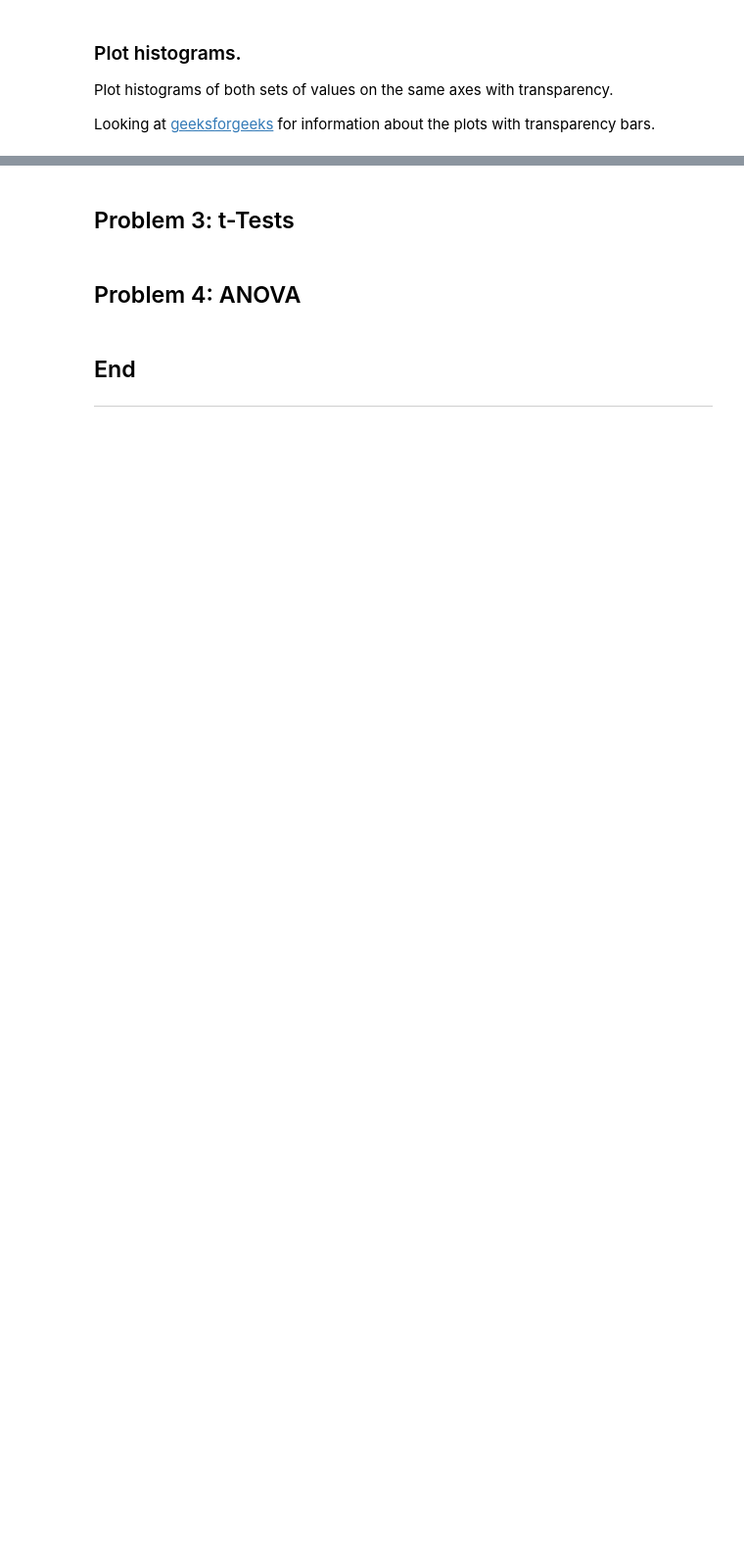
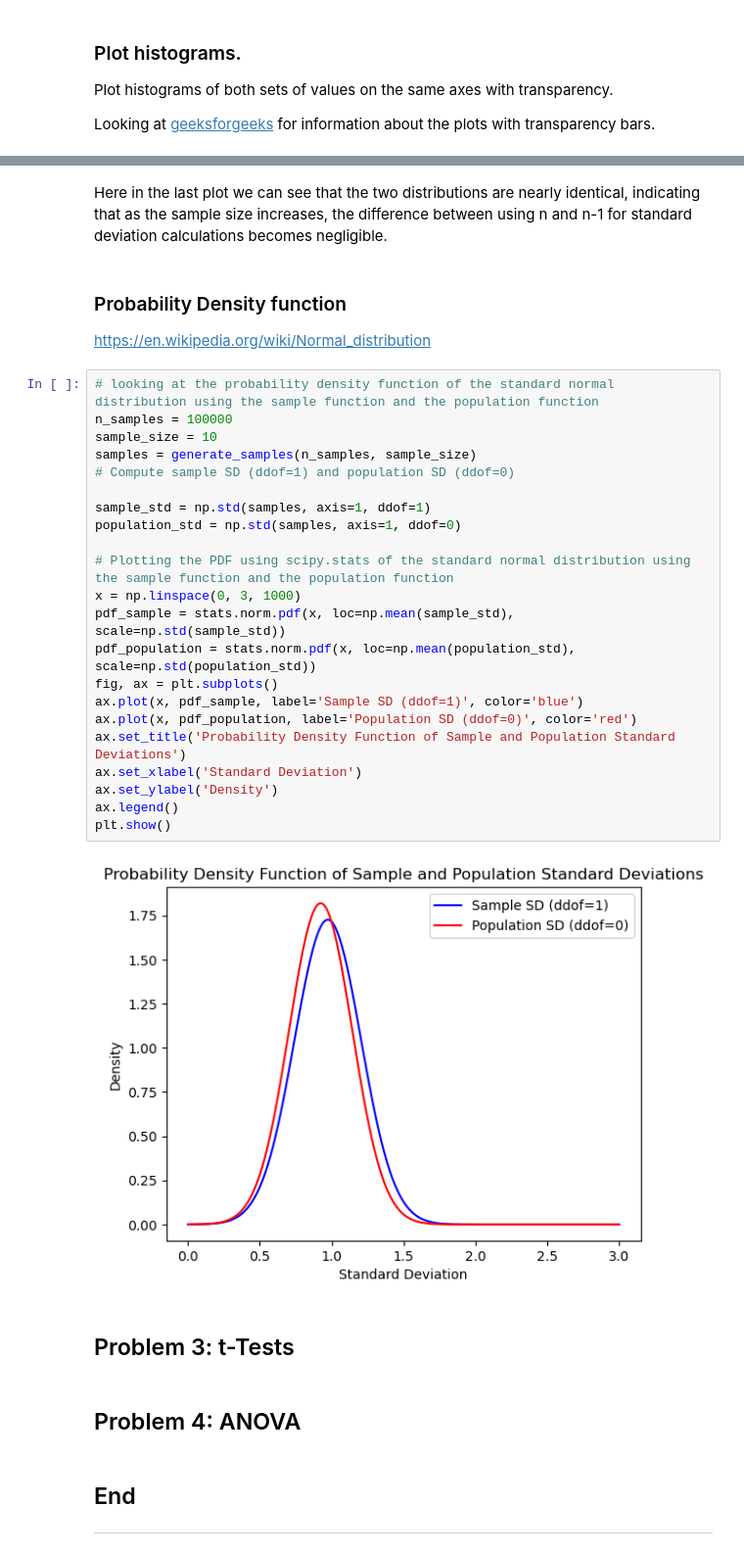
Before and after one commit to Jennyicano/applied-statistics, a Jupyter notebook: problems.ipynb, the cells around one changed output, grey strips where cells are left out. Shown at 98% size. Drawn from its saved outputs; the diff is of its cells as text; blank space fills up the shorter version.

```diff
--- a/problems.ipynb
+++ b/problems.ipynb
@@ -396,3 +475,33 @@ making some changes in in the notebook, as there is an error in github saying in
+# %% [markdown]
+Here in the last plot we can see that the two distributions are nearly identical, indicating that as the sample size increases, the difference between using n and n-1 for standard deviation calculations becomes negligible.
+# %% [markdown]
+### Probability Density function
+
+https://en.wikipedia.org/wiki/Normal_distribution
+# %%
+# looking at the probability density function of the standard normal distribution using the sample function and the population function
+n_samples = 100000
+sample_size = 10
+samples = generate_samples(n_samples, sample_size)
+# Compute sample SD (ddof=1) and population SD (ddof=0)
+
+sample_std = np.std(samples, axis=1, ddof=1)
+population_std = np.std(samples, axis=1, ddof=0)
+
+# Plotting the PDF using scipy.stats of the standard normal distribution using the sample function and the population function
+x = np.linspace(0, 3, 1000)
+pdf_sample = stats.norm.pdf(x, loc=np.mean(sample_std), scale=np.std(sample_std))
+pdf_population = stats.norm.pdf(x, loc=np.mean(population_std), scale=np.std(population_std))
+fig, ax = plt.subplots()
+ax.plot(x, pdf_sample, label='Sample SD (ddof=1)', color='blue')
+ax.plot(x, pdf_population, label='Population SD (ddof=0)', color='red')
+ax.set_title('Probability Density Function of Sample and Population Standard Deviations')
+ax.set_xlabel('Standard Deviation')
+ax.set_ylabel('Density')
+ax.legend()
+plt.show()
+# %% [output]
+[figure, added]
 # %% [markdown]
 ## Problem 3: t-Tests
 # %% [markdown]
```
Also changed, not shown: parts of 13 cells of this notebook.
